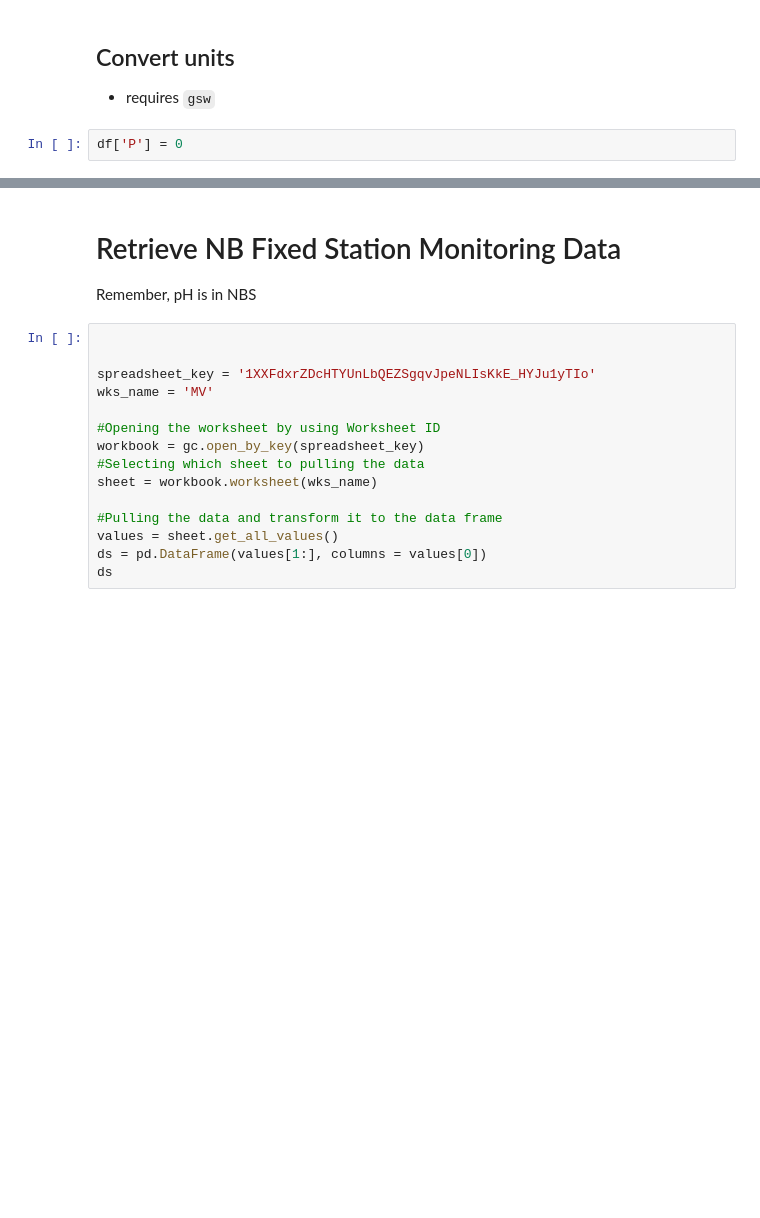
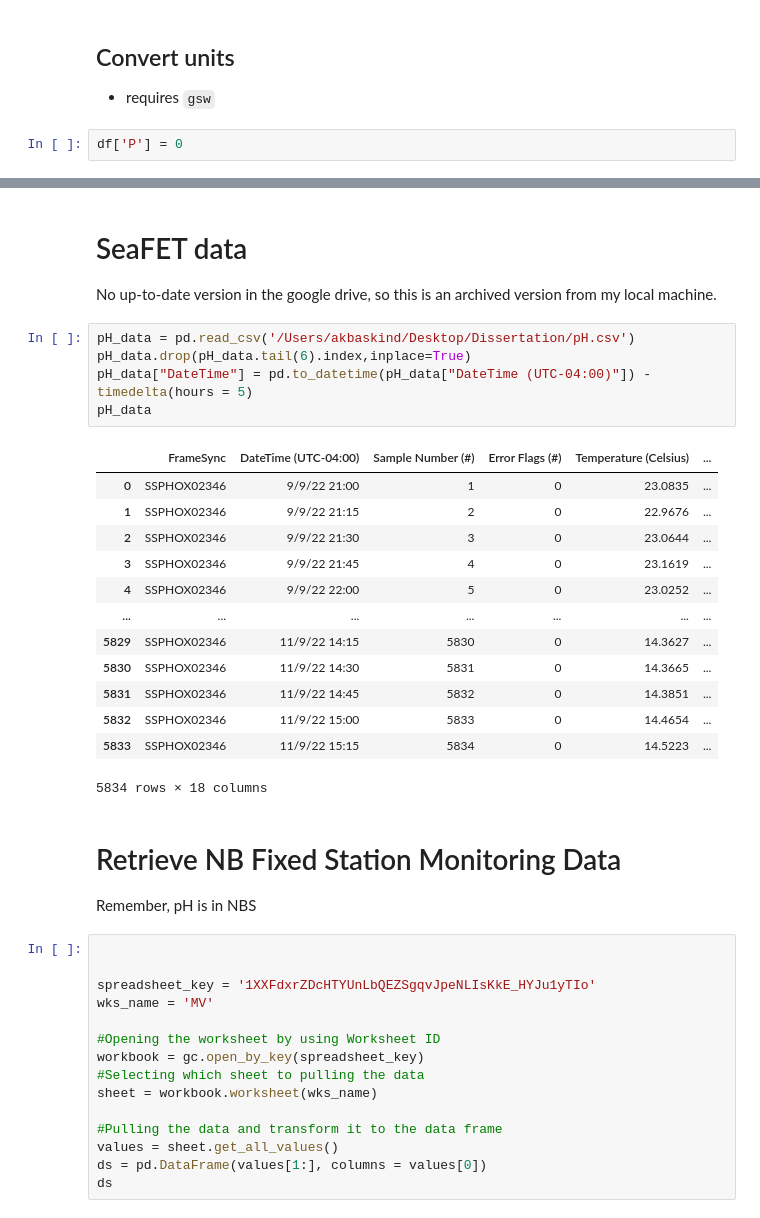
Before and after one commit to abby-baskind/phyto, a Jupyter notebook: dataretrieval_test.ipynb, the cells around one changed output, grey strips where cells are left out. Saved outputs shown, nothing was run; the diff lists cells and outputs as text; blank space fills up the shorter version.

```diff
--- a/dataretrieval_test.ipynb
+++ b/dataretrieval_test.ipynb
@@ -158,3 +166,25 @@ df.head()
+# %% [markdown]
+# SeaFET data
+No up-to-date version in the google drive, so this is an archived version from my local machine.
+# %%
+pH_data = pd.read_csv('/Users/akbaskind/Desktop/Dissertation/pH.csv')
+pH_data.drop(pH_data.tail(6).index,inplace=True)
+pH_data["DateTime"] = pd.to_datetime(pH_data["DateTime (UTC-04:00)"]) - timedelta(hours = 5)
+pH_data
+# %% [output]
+|  | FrameSync | DateTime (UTC-04:00) | Sample Number (#) | Error Flags (#) | Temperature (Celsius) | ... |
+| 0 | SSPHOX02346 | 9/9/22 21:00 | 1 | 0 | 23.0835 | ... |
+| 1 | SSPHOX02346 | 9/9/22 21:15 | 2 | 0 | 22.9676 | ... |
+| 2 | SSPHOX02346 | 9/9/22 21:30 | 3 | 0 | 23.0644 | ... |
+| 3 | SSPHOX02346 | 9/9/22 21:45 | 4 | 0 | 23.1619 | ... |
+| 4 | SSPHOX02346 | 9/9/22 22:00 | 5 | 0 | 23.0252 | ... |
+| ... | ... | ... | ... | ... | ... | ... |
+| 5829 | SSPHOX02346 | 11/9/22 14:15 | 5830 | 0 | 14.3627 | ... |
+| 5830 | SSPHOX02346 | 11/9/22 14:30 | 5831 | 0 | 14.3665 | ... |
+| 5831 | SSPHOX02346 | 11/9/22 14:45 | 5832 | 0 | 14.3851 | ... |
+| 5832 | SSPHOX02346 | 11/9/22 15:00 | 5833 | 0 | 14.4654 | ... |
+| 5833 | SSPHOX02346 | 11/9/22 15:15 | 5834 | 0 | 14.5223 | ... |
+5834 rows × 18 columns
 # %% [markdown]
 # Retrieve NB Fixed Station Monitoring Data
 Remember, pH is in NBS
```
Also changed, not shown: parts of 2 cells of this notebook, 4 other files.
